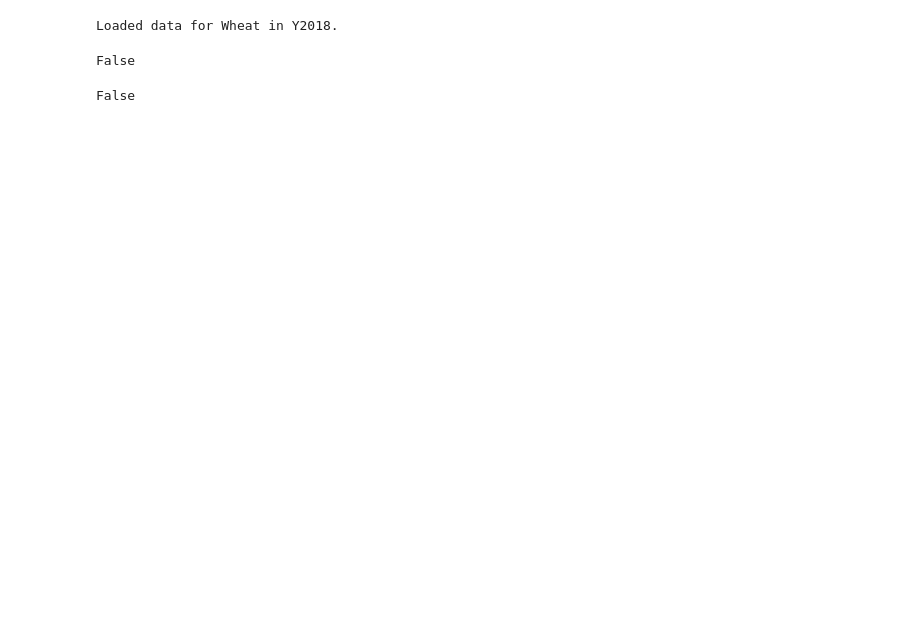
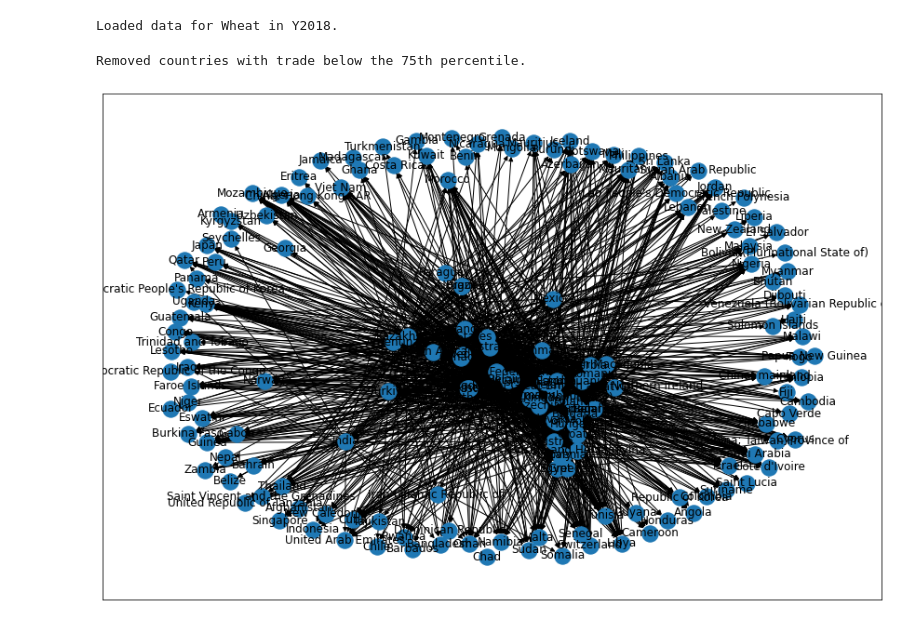
Before and after one commit to lukaszgajewski/pytradeshifts, a Jupyter notebook: scripts/testing.ipynb, the cells around one changed output. Drawn from its saved outputs; the diff is of its cells as text; code cells hidden in the pictures; blank space fills up the shorter version.

Commit message:
Added graph building and tests

```diff
--- a/scripts/testing.ipynb
+++ b/scripts/testing.ipynb
@@ -37,8 +29,4 @@ wheat2018_from_R = pd.read_csv(
-# %%
-0 in wheat2018_from_R.sum(axis=0)
-# %% [output]
-False
-# %%
-0 in Wheat2018.trade_matrix.sum(axis=0)
-# %% [output]
-False
+# %%
+Wheat2018.remove_below_percentile()
+# %% [output]
+Removed countries with trade below the 75th percentile.
@@ -44,0 +35,6 @@ False
+# %%
+nx.draw_networkx(Wheat2018.trade_graph)
+# change figure size
+plt.savefig("Wheat2018.png", dpi=1000)
+# %% [output]
+[figure, added]
```
Also changed, not shown: parts of 6 cells of this notebook, 3 other files.
